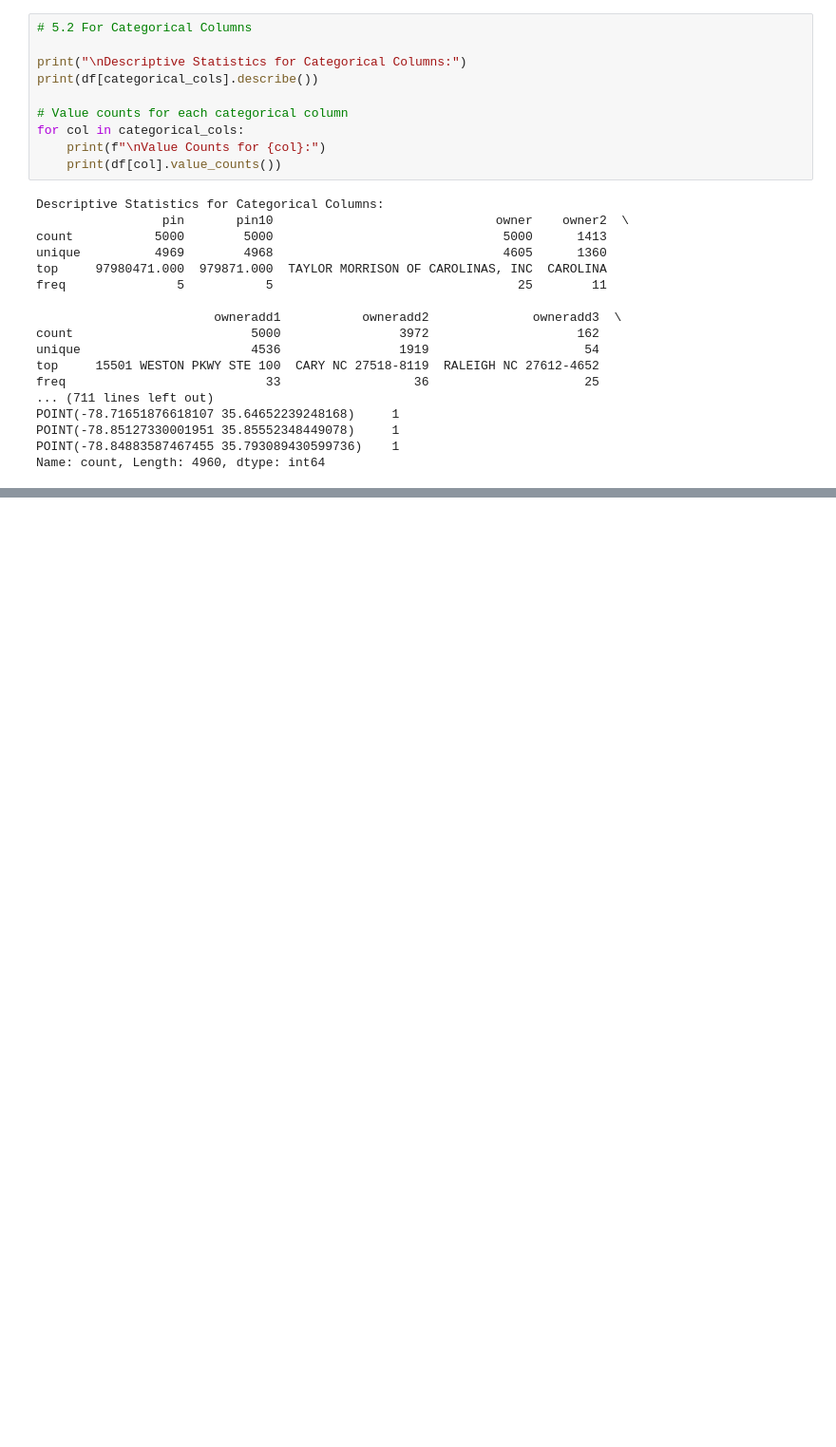
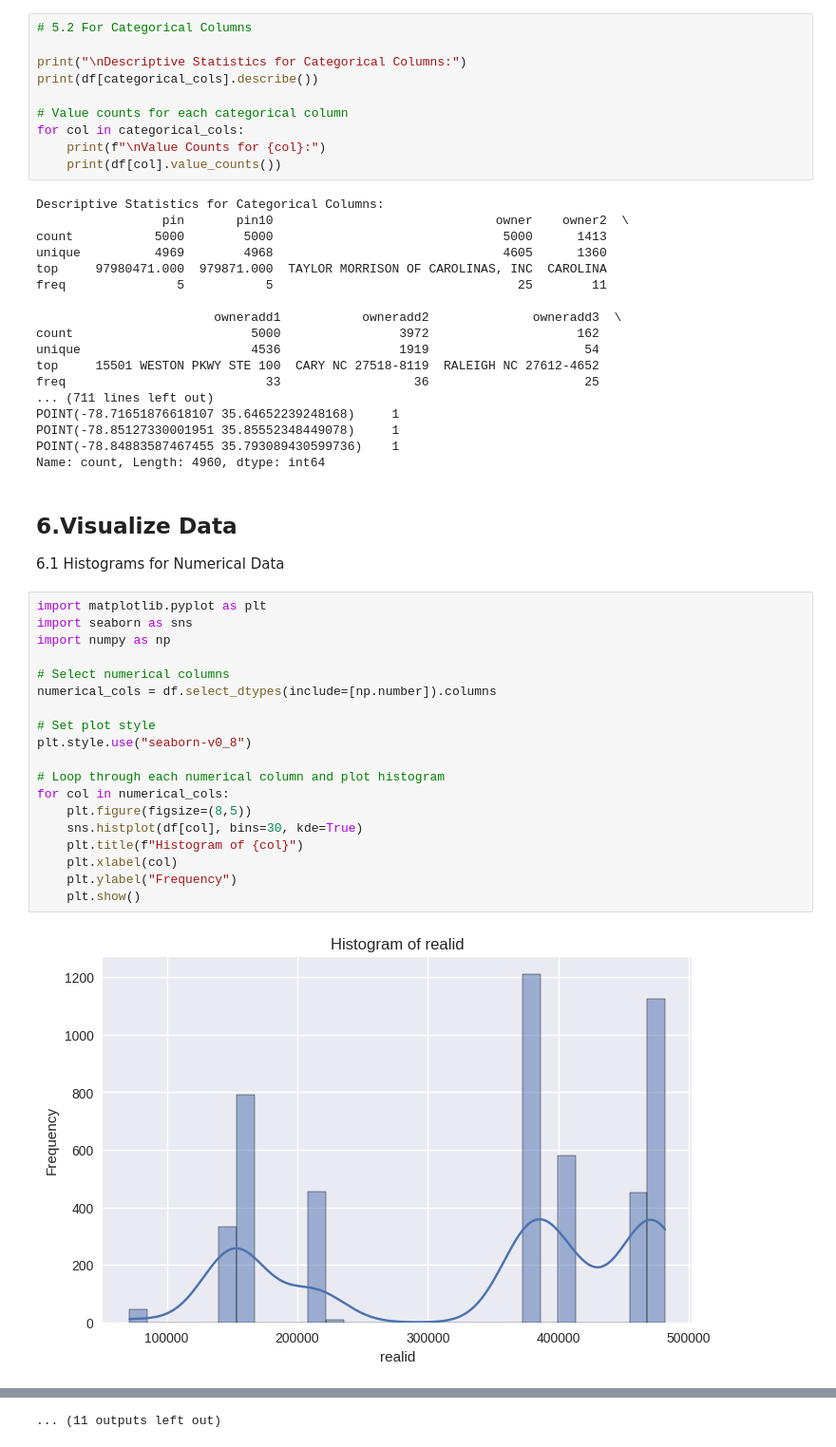
Before and after one commit to syamaomanakuttan/RealEstate-Data-Models, a Jupyter notebook: chapter_appendix-tools-for-deep-learning/jupyter.ipynb, the cells around one changed output, grey strips where cells are left out. Shown at 95% size. Drawn from its saved outputs; the diff is of its cells as text; blank space fills up the shorter version.

```diff
--- a/chapter_appendix-tools-for-deep-learning/jupyter.ipynb
+++ b/chapter_appendix-tools-for-deep-learning/jupyter.ipynb
@@ -219,3 +219,28 @@ POINT(-78.71651876618107 35.64652239248168)     1
 POINT(-78.85127330001951 35.85552348449078)     1
 POINT(-78.84883587467455 35.793089430599736)    1
 Name: count, Length: 4960, dtype: int64
+# %% [markdown]
+## 6.Visualize Data
+
+6.1 Histograms for Numerical Data
+# %%
+import matplotlib.pyplot as plt
+import seaborn as sns
+import numpy as np
+
+# Select numerical columns
+numerical_cols = df.select_dtypes(include=[np.number]).columns
+
+# Set plot style
+plt.style.use("seaborn-v0_8")
+
+# Loop through each numerical column and plot histogram
+for col in numerical_cols:
+    plt.figure(figsize=(8,5))
+    sns.histplot(df[col], bins=30, kde=True)
+    plt.title(f"Histogram of {col}")
+    plt.xlabel(col)
+    plt.ylabel("Frequency")
+    plt.show()
+# %% [output]
+[figure, added]
@@ -221,0 +258 @@ Name: count, Length: 4960, dtype: int64
+... (11 outputs left out)
```
Also changed, not shown: parts of 8 cells of this notebook.
